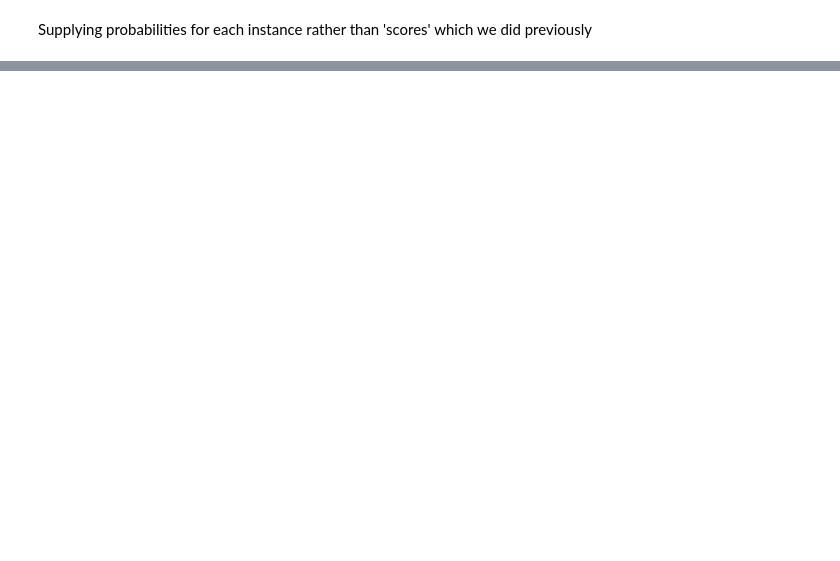
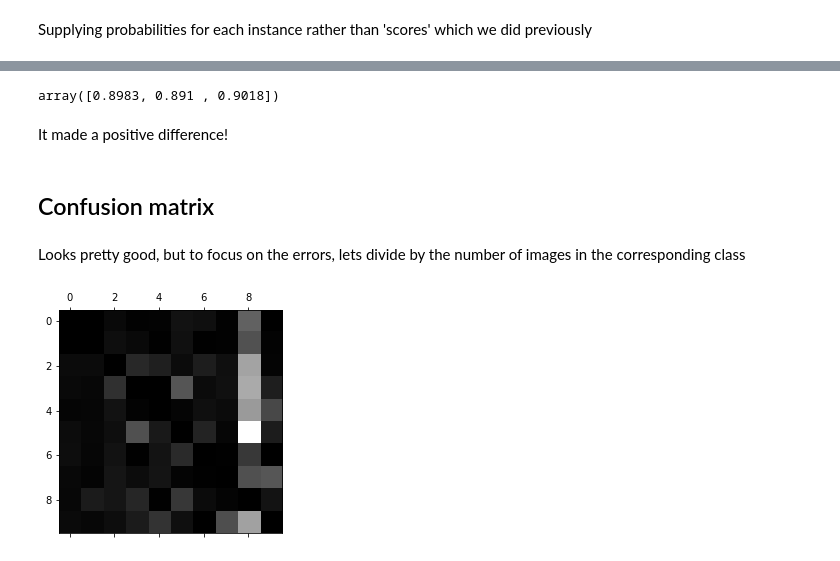
Before and after one commit to adin786/hands-on-ml-book, a Jupyter notebook: ch3/ch3.ipynb, the cells around one changed output, grey strips where cells are left out. Cells and saved outputs as stored; diff of their text form; code cells hidden in the pictures; blank space fills up the shorter version.

```diff
--- a/ch3/ch3.ipynb
+++ b/ch3/ch3.ipynb
@@ -307,0 +370,5 @@ svm.classes_[5]
+# %%
+from sklearn.multiclass import OneVsRestClassifier
+ovr_clf = OneVsRestClassifier(SVC(), n_jobs=-1)
+ovr_clf.fit(X_train,y_train)
+ovr_clf.predict([some_digit])
@@ -307,0 +379,4 @@ svm.classes_[5]
+# %%
+sgd_clf.fit(X_train, y_train)
+sgd_clf.predict([some_digit])
+# Took 200s to run
@@ -307,0 +404,32 @@ svm.classes_[5]
+# %%
+from sklearn.preprocessing import StandardScaler
+scaler = StandardScaler()
+X_train_scaled = scaler.fit_transform(X_train.astype(np.float64))
+cross_val_score(sgd_clf, X_train_scaled, y_train, cv=3, n_jobs=-1, scoring='accuracy')
+# Took 600s to run!
+# %% [output]
+array([0.8983, 0.891 , 0.9018])
+# %% [markdown]
+It made a positive difference!
+# %% [markdown]
+## Confusion matrix
+# %%
+y_train_pred = cross_val_predict(sgd_clf, X_train_scaled, y_train, cv=3, n_jobs=-1)
+conf_mx = confusion_matrix(y_train, y_train_pred)
+
+# Plot conf_mx
+plt.matshow(conf_mx, cmap=plt.cm_gray)
+plt.show()
+# Took 600s to run
+# %% [markdown]
+Looks pretty good, but to focus on the errors, lets divide by the number of images in the corresponding class
+# %%
+row_sums = conf_mx.sum(axis=1, keepdims=True)
+norm_conf_mx = conf_mx / row_sums
+
+# fill diagonal with zeros to highlight errors only
+np.fill_diagonal(norm_conf_mx, 0)
+plt.matshow(norm_conf_mx, cmap=plt.cm.gray)
+plt.show()
+# %% [output]
+[figure, added]
```
Also changed, not shown: parts of 125 cells of this notebook.
